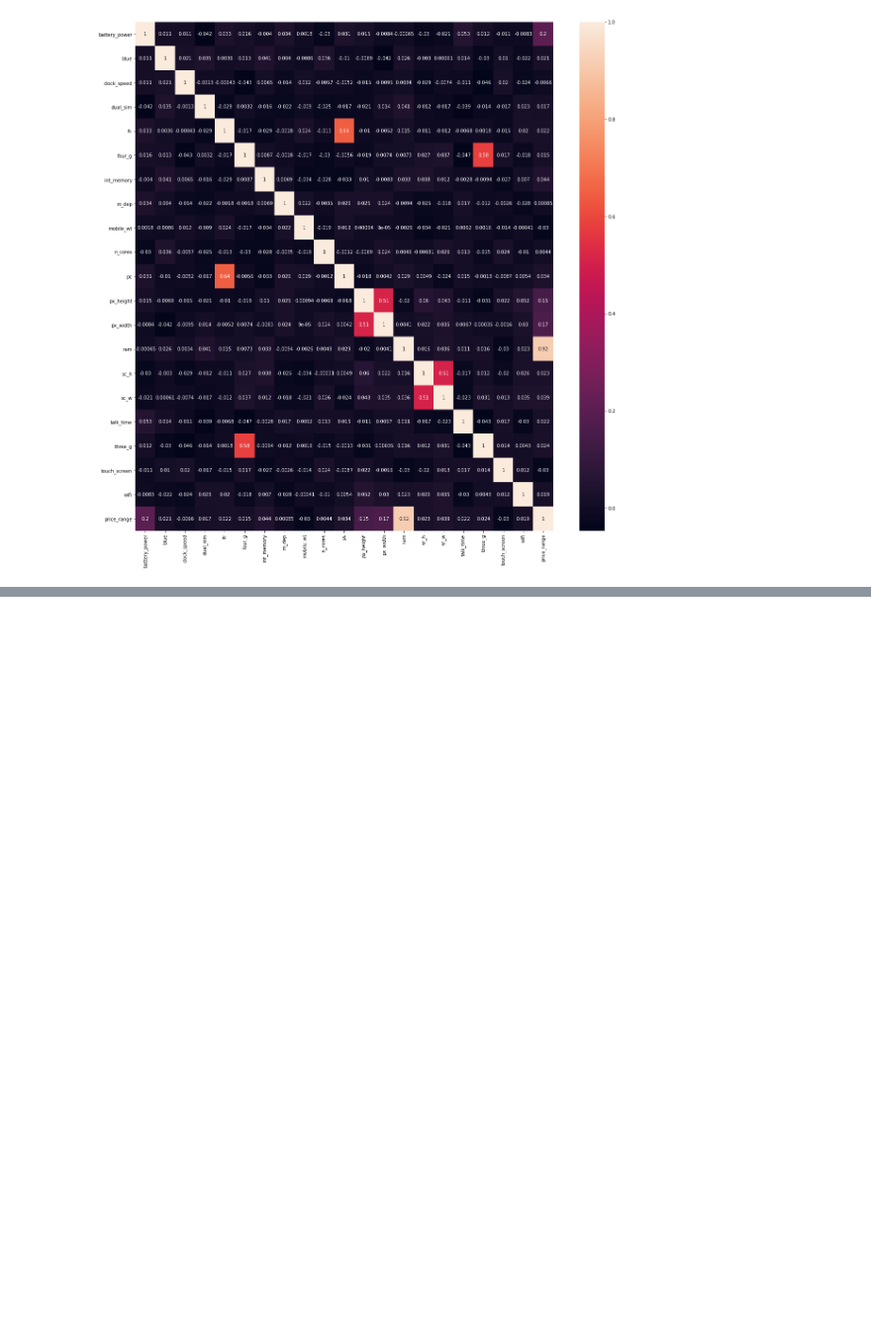
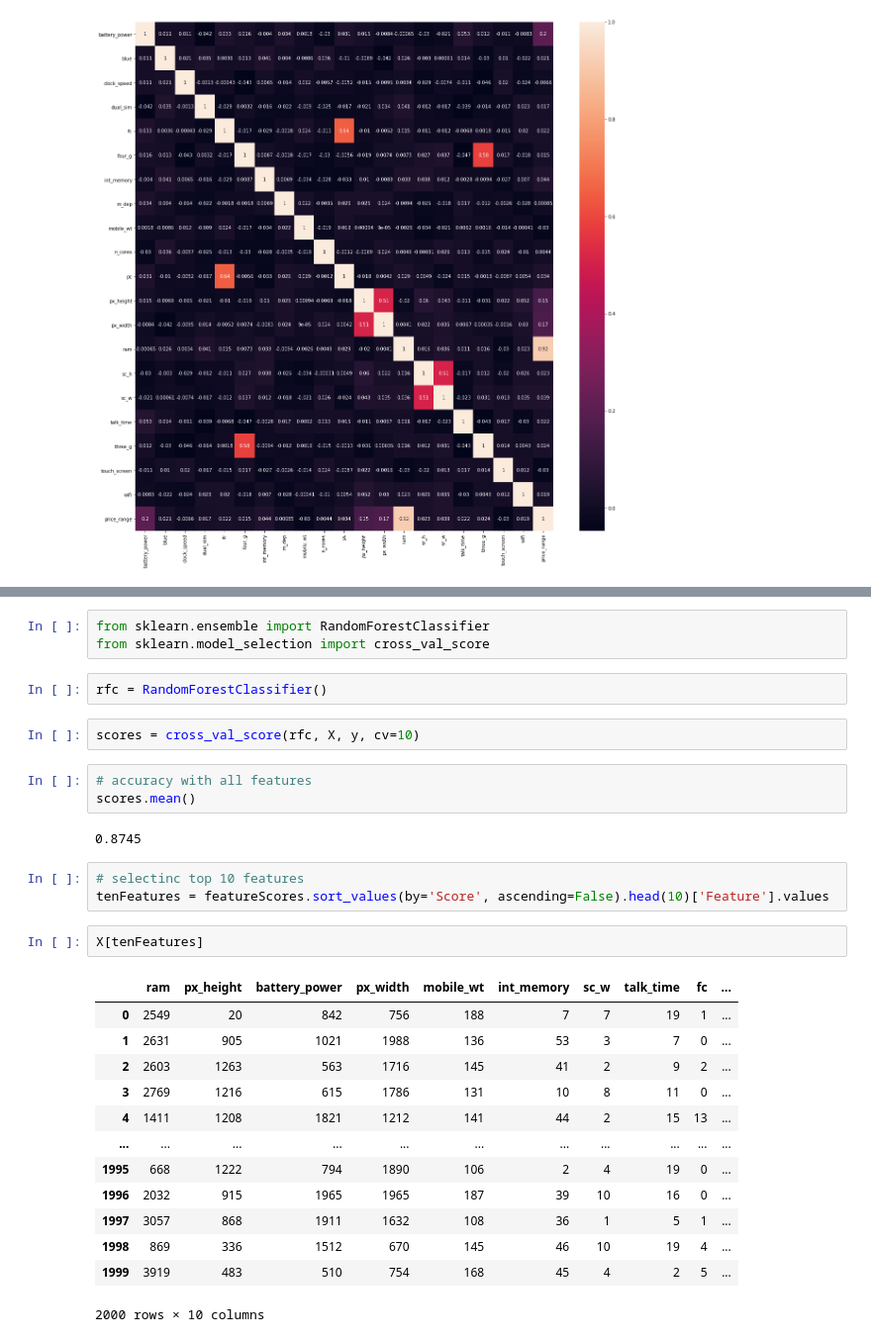
Before and after one commit to PritishWadhwa/ML-Practice, a Jupyter notebook: Python/FeatureSelection/featureSelection.ipynb, the cells around one changed output, grey strips where cells are left out. Shown at 99% size. Cells and saved outputs as stored; diff of their text form; blank space fills up the shorter version.

Commit message:
feature selection updated

```diff
--- a/Python/FeatureSelection/featureSelection.ipynb
+++ b/Python/FeatureSelection/featureSelection.ipynb
@@ -125,0 +128,31 @@ plt.show()
+# %%
+from sklearn.ensemble import RandomForestClassifier
+from sklearn.model_selection import cross_val_score
+# %%
+rfc = RandomForestClassifier()
+# %%
+scores = cross_val_score(rfc, X, y, cv=10)
+# %%
+# accuracy with all features
+scores.mean()
+# %% [output]
+0.8745
+# %%
+# selectinc top 10 features
+tenFeatures = featureScores.sort_values(by='Score', ascending=False).head(10)['Feature'].values
+# %%
+X[tenFeatures]
+# %% [output]
+|  | ram | px_height | battery_power | px_width | mobile_wt | int_memory | sc_w | talk_time | fc | ... |
+| 0 | 2549 | 20 | 842 | 756 | 188 | 7 | 7 | 19 | 1 | ... |
+| 1 | 2631 | 905 | 1021 | 1988 | 136 | 53 | 3 | 7 | 0 | ... |
+| 2 | 2603 | 1263 | 563 | 1716 | 145 | 41 | 2 | 9 | 2 | ... |
+| 3 | 2769 | 1216 | 615 | 1786 | 131 | 10 | 8 | 11 | 0 | ... |
+| 4 | 1411 | 1208 | 1821 | 1212 | 141 | 44 | 2 | 15 | 13 | ... |
+| ... | ... | ... | ... | ... | ... | ... | ... | ... | ... | ... |
+| 1995 | 668 | 1222 | 794 | 1890 | 106 | 2 | 4 | 19 | 0 | ... |
+| 1996 | 2032 | 915 | 1965 | 1965 | 187 | 39 | 10 | 16 | 0 | ... |
+| 1997 | 3057 | 868 | 1911 | 1632 | 108 | 36 | 1 | 5 | 1 | ... |
+| 1998 | 869 | 336 | 1512 | 670 | 145 | 46 | 10 | 19 | 4 | ... |
+| 1999 | 3919 | 483 | 510 | 754 | 168 | 45 | 4 | 2 | 5 | ... |
+2000 rows × 10 columns
```
Also changed, not shown: parts of 5 cells of this notebook.
